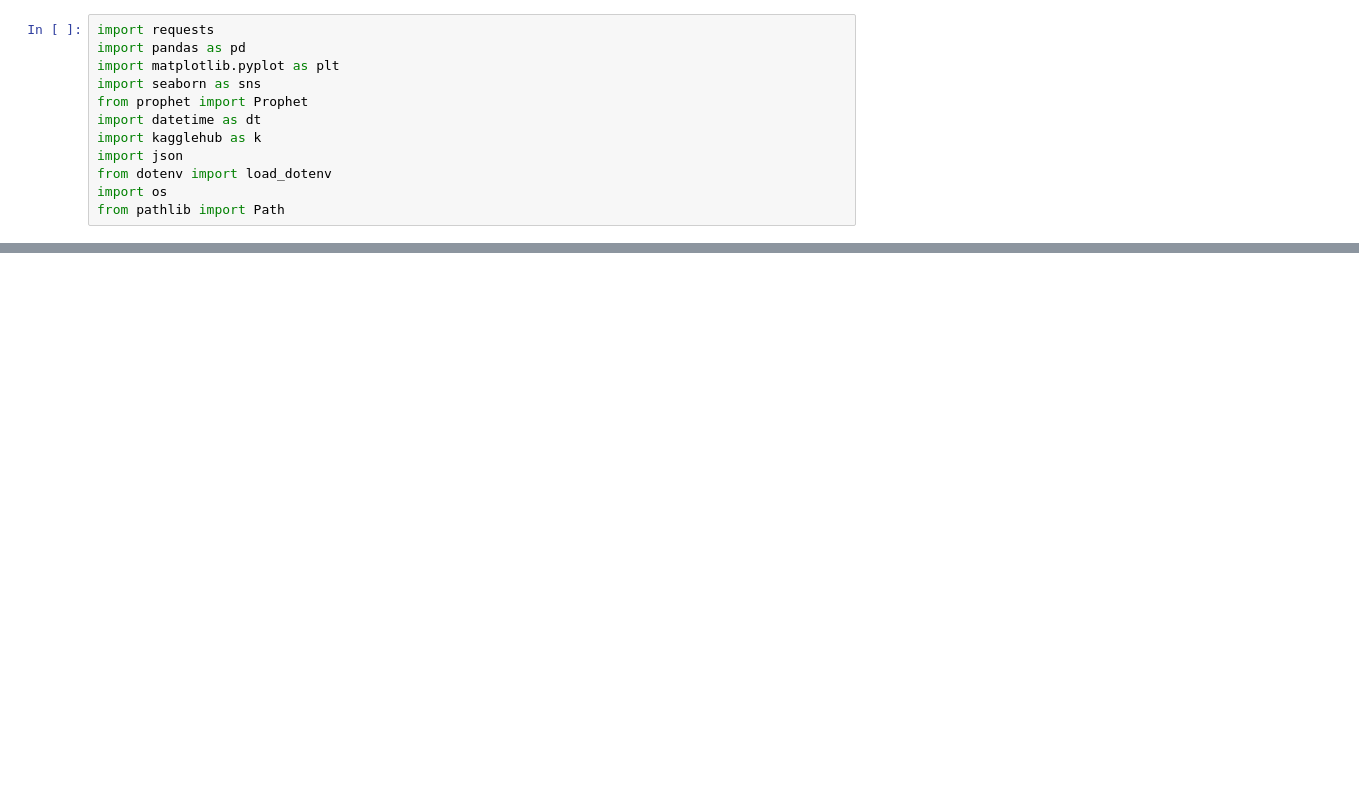
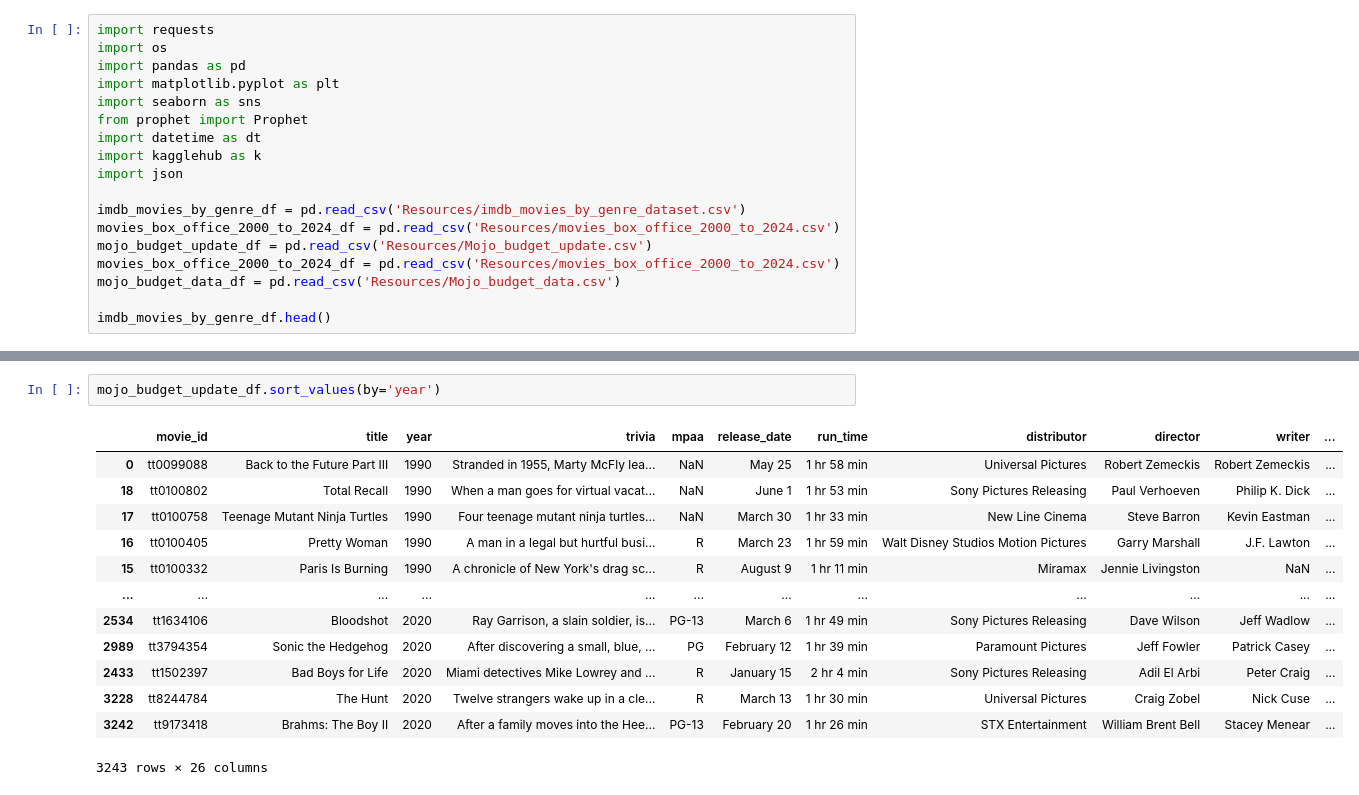
Before and after one commit to Armand57araujo/i-tickets, a Jupyter notebook: pythonnotebook.ipynb, the cells around one changed output, grey strips where cells are left out. Cells and saved outputs as stored; diff of their text form; blank space fills up the shorter version.

Commit message:
upload merged dataset and code

```diff
--- a/pythonnotebook.ipynb
+++ b/pythonnotebook.ipynb
@@ -13,5 +1,6 @@ Note: you may need to restart the kernel to use updated packages.
 # %%
 import requests
+import os
 import pandas as pd
 import matplotlib.pyplot as plt
 import seaborn as sns
@@ -19,6 +8,11 @@ from prophet import Prophet
 import datetime as dt
 import kagglehub as k
 import json
-from dotenv import load_dotenv
-import os
-from pathlib import Path
+
+imdb_movies_by_genre_df = pd.read_csv('Resources/imdb_movies_by_genre_dataset.csv')
+movies_box_office_2000_to_2024_df = pd.read_csv('Resources/movies_box_office_2000_to_2024.csv')
+mojo_budget_update_df = pd.read_csv('Resources/Mojo_budget_update.csv')
+movies_box_office_2000_to_2024_df = pd.read_csv('Resources/movies_box_office_2000_to_2024.csv')
+mojo_budget_data_df = pd.read_csv('Resources/Mojo_budget_data.csv')
+
+imdb_movies_by_genre_df.head()
@@ -117,0 +83,16 @@ KeyError: 'Release Date'
+# %%
+mojo_budget_update_df.sort_values(by='year')
+# %% [output]
+|  | movie_id | title | year | trivia | mpaa | release_date | run_time | distributor | director | writer | ... |
+| 0 | tt0099088 | Back to the Future Part III | 1990 | Stranded in 1955, Marty McFly lea... | NaN | May 25 | 1 hr 58 min | Universal Pictures | Robert Zemeckis | Robert Zemeckis | ... |
+| 18 | tt0100802 | Total Recall | 1990 | When a man goes for virtual vacat... | NaN | June 1 | 1 hr 53 min | Sony Pictures Releasing | Paul Verhoeven | Philip K. Dick | ... |
+| 17 | tt0100758 | Teenage Mutant Ninja Turtles | 1990 | Four teenage mutant ninja turtles... | NaN | March 30 | 1 hr 33 min | New Line Cinema | Steve Barron | Kevin Eastman | ... |
+| 16 | tt0100405 | Pretty Woman | 1990 | A man in a legal but hurtful busi... | R | March 23 | 1 hr 59 min | Walt Disney Studios Motion Pictures | Garry Marshall | J.F. Lawton | ... |
+| 15 | tt0100332 | Paris Is Burning | 1990 | A chronicle of New York's drag sc... | R | August 9 | 1 hr 11 min | Miramax | Jennie Livingston | NaN | ... |
+| ... | ... | ... | ... | ... | ... | ... | ... | ... | ... | ... | ... |
+| 2534 | tt1634106 | Bloodshot | 2020 | Ray Garrison, a slain soldier, is... | PG-13 | March 6 | 1 hr 49 min | Sony Pictures Releasing | Dave Wilson | Jeff Wadlow | ... |
+| 2989 | tt3794354 | Sonic the Hedgehog | 2020 | After discovering a small, blue, ... | PG | February 12 | 1 hr 39 min | Paramount Pictures | Jeff Fowler | Patrick Casey | ... |
+| 2433 | tt1502397 | Bad Boys for Life | 2020 | Miami detectives Mike Lowrey and ... | R | January 15 | 2 hr 4 min | Sony Pictures Releasing | Adil El Arbi | Peter Craig | ... |
+| 3228 | tt8244784 | The Hunt | 2020 | Twelve strangers wake up in a cle... | R | March 13 | 1 hr 30 min | Universal Pictures | Craig Zobel | Nick Cuse | ... |
+| 3242 | tt9173418 | Brahms: The Boy II | 2020 | After a family moves into the Hee... | PG-13 | February 20 | 1 hr 26 min | STX Entertainment | William Brent Bell | Stacey Menear | ... |
+3243 rows × 26 columns
```
Also changed, not shown: parts of 35 cells of this notebook, 1 other file.
